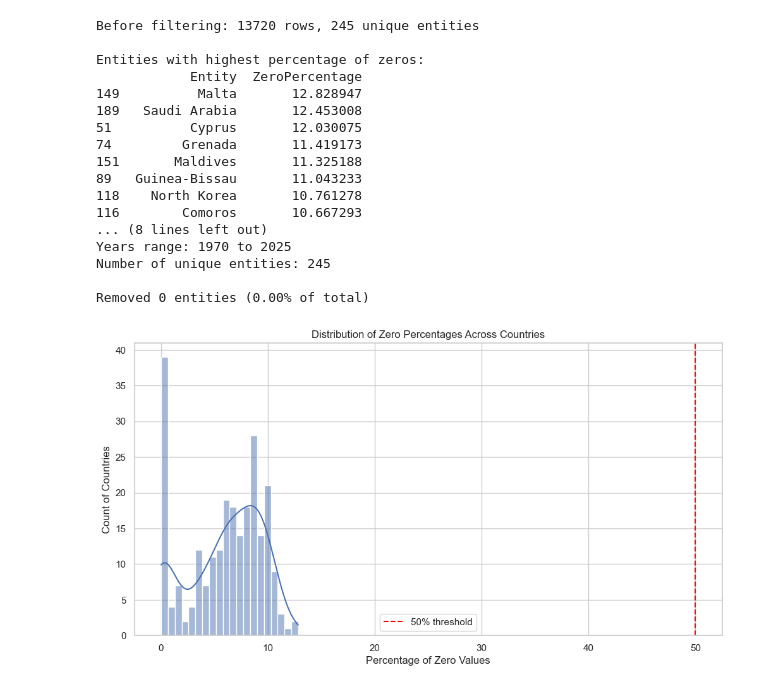
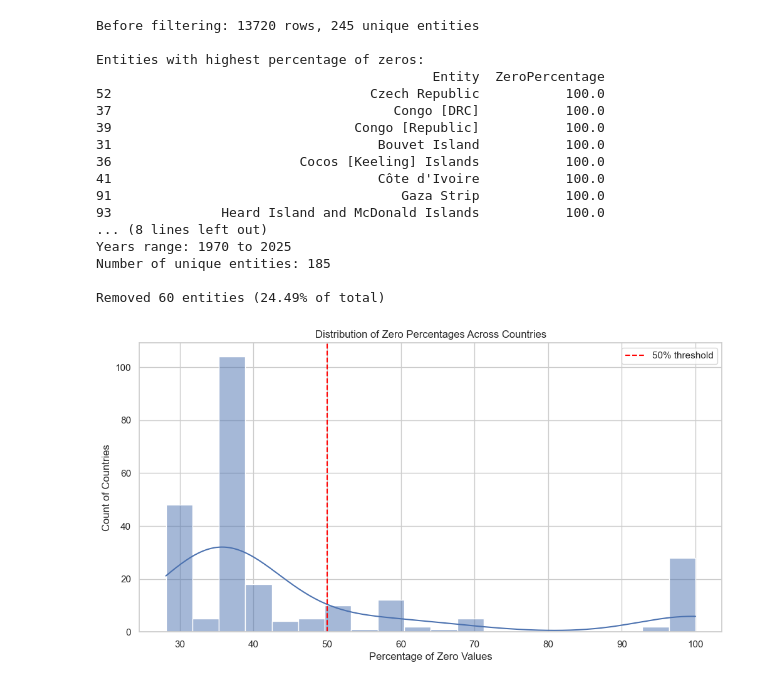
Before and after one commit to DedalusOsX/Dataviz---Group-project, a Jupyter notebook: notebooks/data.ipynb, the cells around one changed output. Saved outputs shown, nothing was run; the diff lists cells and outputs as text; code cells hidden in the pictures.

```diff
--- a/notebooks/data.ipynb
+++ b/notebooks/data.ipynb
@@ -1,10 +1,8 @@
 # %%
 import pandas as pd
-import os
 import glob
 import seaborn as sns
 import matplotlib.pyplot as plt
-import numpy as np
 
 sns.set_theme(style="whitegrid")
 csv_files = glob.glob("../data/raw/**/*.csv", recursive=True)
@@ -41,7 +39,7 @@ entity_zero_percentages = {}
 for entity in merged_df['Entity'].unique():
     entity_data = merged_df[merged_df['Entity'] == entity][data_columns]
     total_cells = entity_data.size
-    zero_cells = (entity_data == 0).sum().sum()
+    zero_cells = entity_data.isna().sum().sum()
     zero_percentage = (zero_cells / total_cells) * 100
     entity_zero_percentages[entity] = zero_percentage
 
@@ -62,42 +60,42 @@ filtered_df = merged_df[merged_df['Entity'].isin(entities_to_keep)]
 
 # Display information about the final filtered DataFrame
 print("\nFiltered DataFrame:")
 print(f"Shape: {filtered_df.shape}")
 print(f"Columns: {filtered_df.columns.tolist()}")
 print(f"Years range: {filtered_df['Year'].min()} to {filtered_df['Year'].max()}")
 print(f"Number of unique entities: {filtered_df['Entity'].nunique()}")
 
 
 # Visualize the distribution of zero percentages
 plt.figure(figsize=(12, 6))
 sns.histplot(zero_percent_df['ZeroPercentage'], bins=20, kde=True)
 plt.axvline(x=50, color='red', linestyle='--', label='50% threshold')
 plt.title('Distribution of Zero Percentages Across Countries')
 plt.xlabel('Percentage of Zero Values')
 plt.ylabel('Count of Countries')
 plt.legend()
 filtered_df.to_csv("../data/generated/filtered_dataset.csv", index=False)
 
 # Additional analysis: How many entities were removed by percentage threshold
 entities_removed = len(entity_zero_percentages) - len(entities_to_keep)
 removal_percentage = (entities_removed / len(entity_zero_percentages)) * 100
 print(f"\nRemoved {entities_removed} entities ({removal_percentage:.2f}% of total)")
 # %% [output]
 Before filtering: 13720 rows, 245 unique entities
 
 Entities with highest percentage of zeros:
-            Entity  ZeroPercentage
-149          Malta       12.828947
-189   Saudi Arabia       12.453008
-51          Cyprus       12.030075
-74         Grenada       11.419173
-151       Maldives       11.325188
-89   Guinea-Bissau       11.043233
-118    North Korea       10.761278
-116        Comoros       10.667293
+                                           Entity  ZeroPercentage
+52                                 Czech Republic           100.0
+37                                    Congo [DRC]           100.0
+39                               Congo [Republic]           100.0
+31                                  Bouvet Island           100.0
+36                        Cocos [Keeling] Islands           100.0
+41                                  Côte d'Ivoire           100.0
+91                                     Gaza Strip           100.0
+93              Heard Island and McDonald Islands           100.0
 ... (8 lines left out)
 Years range: 1970 to 2025
-Number of unique entities: 245
+Number of unique entities: 185
 
-Removed 0 entities (0.00% of total)
+Removed 60 entities (24.49% of total)
-[figure, old version]
+[figure, new version]
```
Also changed, not shown: 1 other file.
